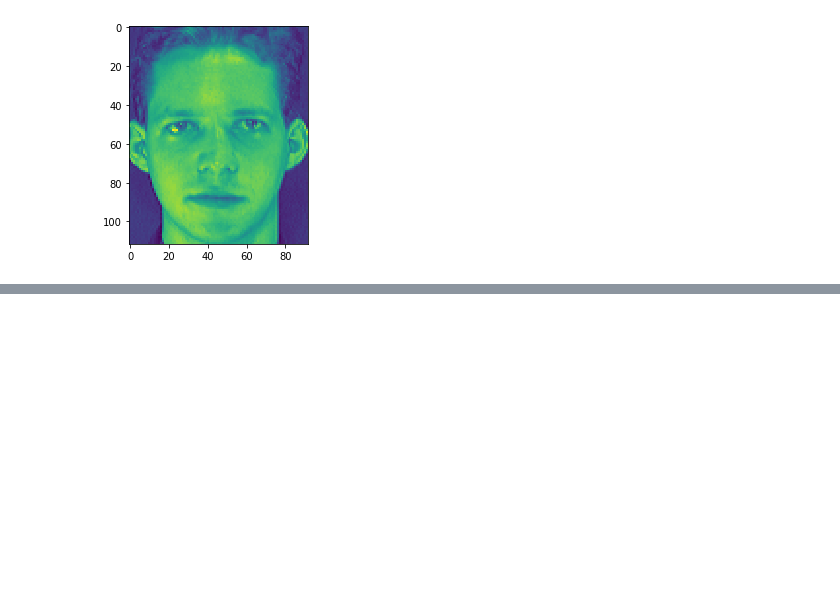
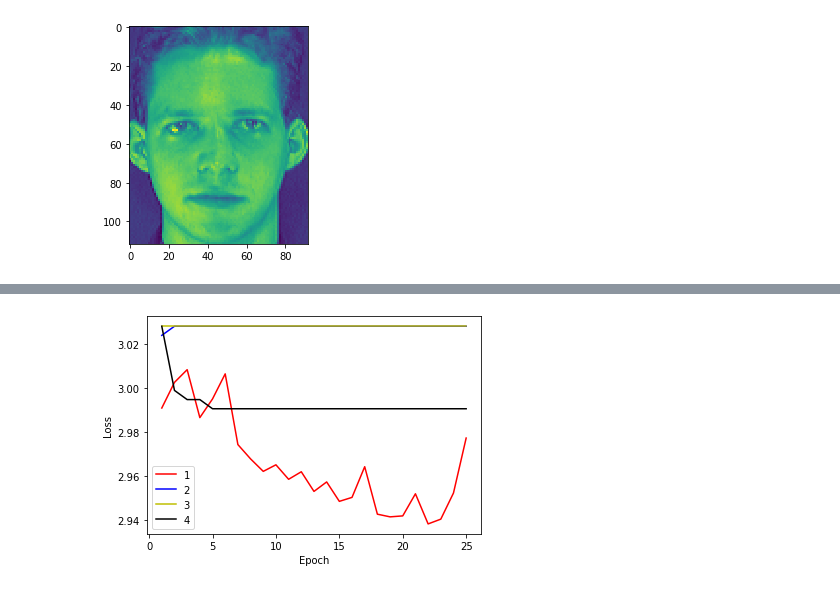
Before and after one commit to Kn0rk/colab_test, a Jupyter notebook: DeepLearningCV_Ex3.ipynb, the cells around one changed output, grey strips where cells are left out. Cells and saved outputs as stored; diff of their text form; code cells hidden in the pictures; blank space fills up the shorter version.

Commit message:
Momentum not working

```diff
--- a/DeepLearningCV_Ex3.ipynb
+++ b/DeepLearningCV_Ex3.ipynb
@@ -180,0 +167,32 @@ KeyboardInterrupt:
+# %%
+x = torch.from_numpy(trainX).float().to(device)
+y = torch.from_numpy(trainY)
+y=y.type(torch.LongTensor).to(device)
+test_x = torch.from_numpy(testX).float().to(device)
+test_y = torch.from_numpy(testY).type(torch.LongTensor).to(device)
+
+model = TwoLayerNet(D_in, H, D_out)
+loss_fn = nn.CrossEntropyLoss()
+
+model.apply(weights_init_uniform_rule)
+model.to(device)
+optimizer = MySGD(model.parameters())
+loss1,_ =runRegression(optimizer,x,y,test_x,test_y)
+
+#reset model
+model.apply(weights_init_uniform_rule)
+model.to(device)
+optimizer = MySGD(model.parameters(),nestrov_momentum=0.8)
+loss2,_ =runRegression(optimizer,x,y,test_x,test_y)
+
+#reset model
+model.apply(weights_init_uniform_rule)
+model.to(device)
+optimizer = MySGD(model.parameters(),nestrov_momentum=0.8,norm='L2',normilization_rate=0.5)
+loss3,_ =runRegression(optimizer,x,y,test_x,test_y)
+
+#reset model
+model.apply(weights_init_uniform_rule)
+model.to(device)
+optimizer = MySGD(model.parameters(),nestrov_momentum=0.8,norm='L1',normilization_rate=0.5)
+loss4,_ =runRegression(optimizer,x,y,test_x,test_y)
@@ -180,0 +208,13 @@ KeyboardInterrupt:
+# %%
+# Plot Everything
+epoch_count = range(1, len(loss1) + 1)
+plt.plot(epoch_count, loss1, 'r-')
+plt.plot(epoch_count, loss2, 'b-')
+plt.plot(epoch_count, loss3, 'y-')
+plt.plot(epoch_count, loss4, 'k-')
+plt.legend(['1', '2','3','4'])
+plt.xlabel('Epoch')
+plt.ylabel('Loss')
+plt.show();
+# %% [output]
+[figure, added]
```
Also changed, not shown: parts of 4 cells of this notebook.
